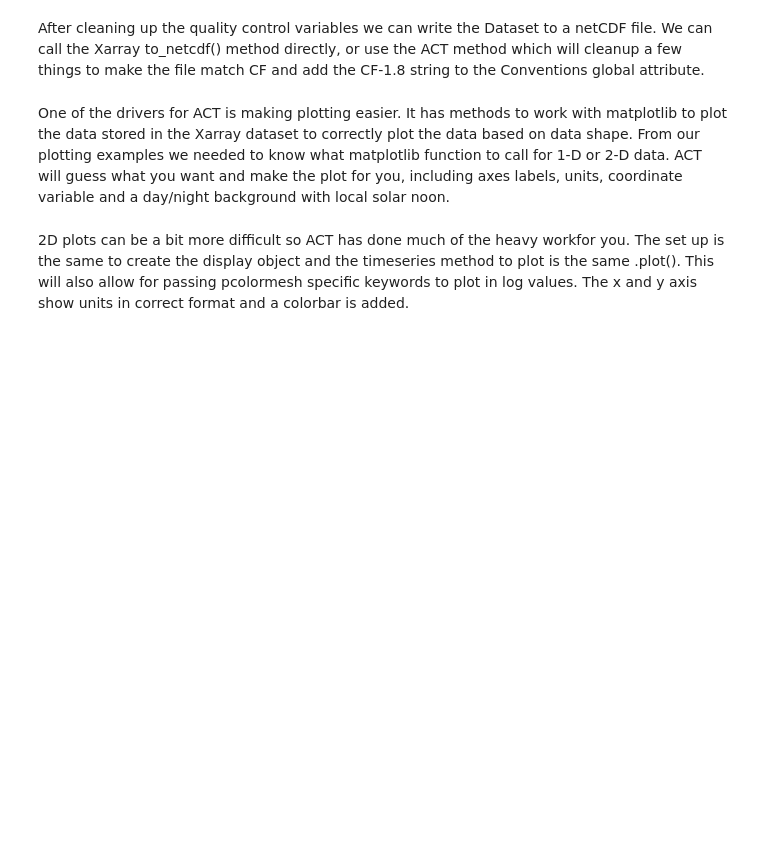
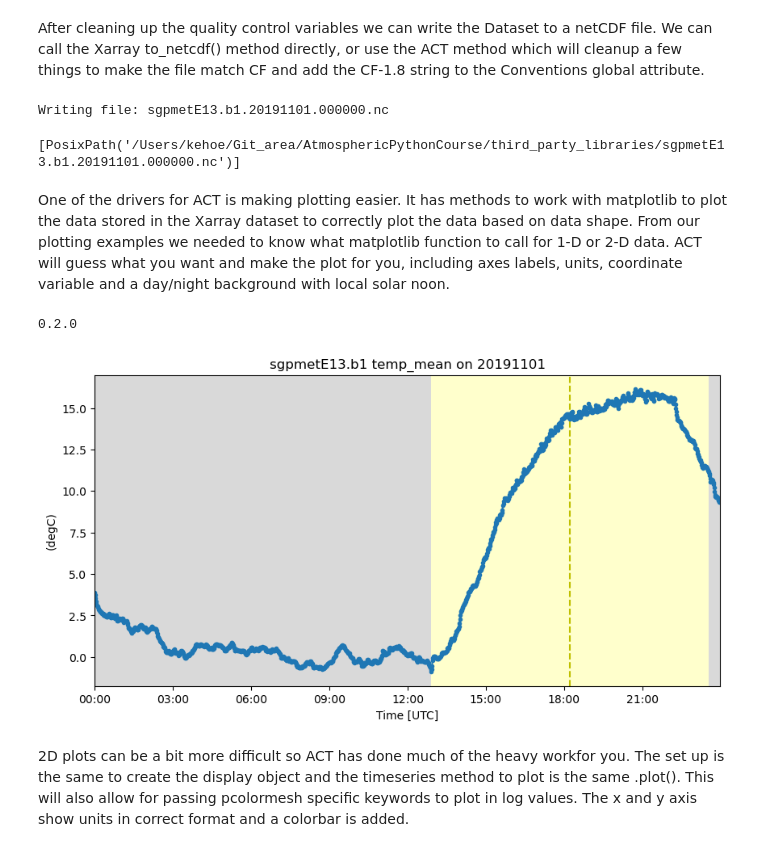
Before and after one commit to kenkehoe/AtmosphericPythonCourse, a Jupyter notebook: third_party_libraries/ACT.ipynb, the cells around one changed output. Saved outputs shown, nothing was run; the diff lists cells and outputs as text; code cells hidden in the pictures; blank space fills up the shorter version.

```diff
--- a/third_party_libraries/ACT.ipynb
+++ b/third_party_libraries/ACT.ipynb
@@ -96,19 +231,28 @@ met_ds['qc_atmos_pressure']
 # %% [markdown]
 After cleaning up the quality control variables we can write the Dataset to a netCDF file. We can call the Xarray to_netcdf() method directly, or use the ACT method which will cleanup a few things to make the file match CF and add the CF-1.8 string to the Conventions global attribute.
 # %%
+filename = Path(filename).with_suffix(".nc")  # Correct filename suffix
 print(f"Writing file: {filename.name}")
 met_ds.write.write_netcdf(path=str(filename.name))
+# %% [output]
+Writing file: sgpmetE13.b1.20191101.000000.nc
 # %%
-%ls -lh *.cdf
-# !file *.cdf
+files = Path().cwd().glob('*.nc')
+print(list(files))
+# %% [output]
+[PosixPath('/Users/kehoe/Git_area/AtmosphericPythonCourse/third_party_libraries/sgpmetE13.b1.20191101.000000.nc')]
 # %% [markdown]
 One of the drivers for ACT is making plotting easier. It has methods to work with matplotlib to plot the data stored in the Xarray dataset to correctly plot the data based on data shape. From our plotting examples we needed to know what matplotlib function to call for 1-D or 2-D data. ACT will guess what you want and make the plot for you, including axes labels, units, coordinate variable and a day/night background with local solar noon.
 # %%
+var_name = 'temp_mean'
 filename = str(Path('..', 'data', 'sgpmetE13.b1', 'sgpmetE13.b1.20191101.000000.cdf'))
-met_ds = act.io.armfiles.read_netcdf(filename)
-display = act.plotting.TimeSeriesDisplay(met_ds, figsize=(15, 10))
-display.plot('temp_mean', linestyle='solid', day_night_background=True)
+met_ds = act.io.armfiles.read_netcdf(filename, keep_variables=[var_name, 'lat', 'lon'])
+display = act.plotting.TimeSeriesDisplay(met_ds, figsize=(10, 5))
+display.plot('temp_mean', day_night_background=True)
 plt.show()
+# %% [output]
+0.2.0
+[figure, added]
 # %% [markdown]
 2D plots can be a bit more difficult so ACT has done much of the heavy workfor you. The set up is the same to create the display object and the timeseries method to plot is the same .plot(). This will also allow for passing pcolormesh specific keywords to plot in log values. The x and y axis show units in correct format and a colorbar is added.
 # %%
```
Also changed, not shown: parts of 16 cells of this notebook.
